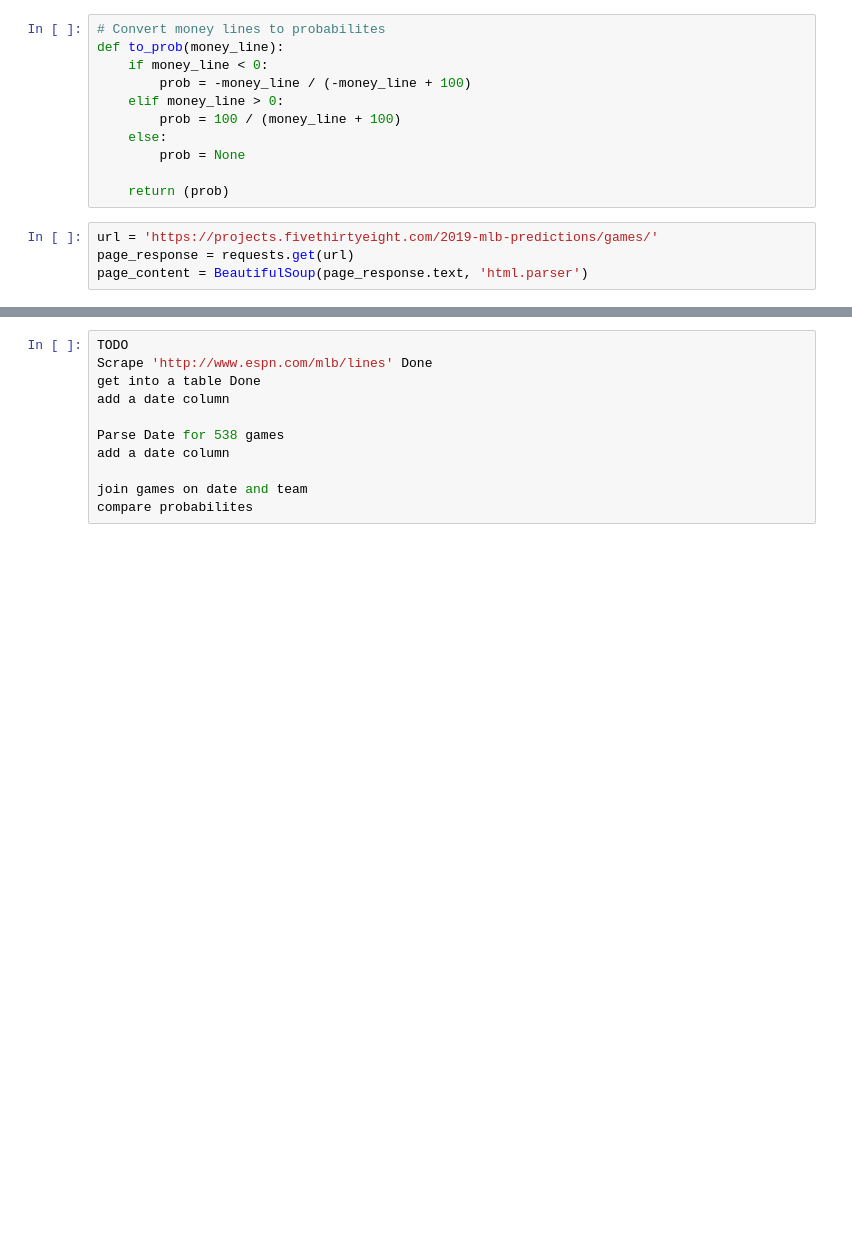
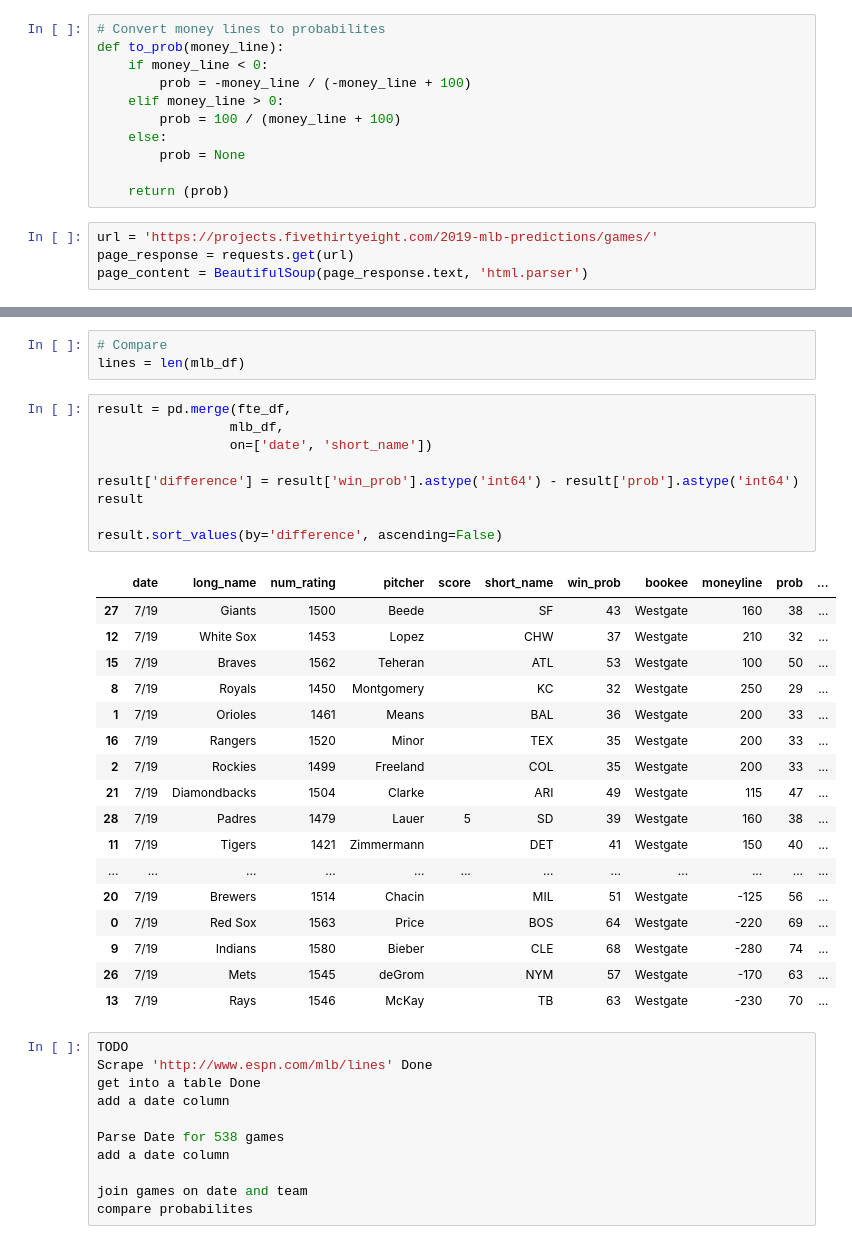
Before and after one commit to eonofrey/fivethirtyeight_bets, a Jupyter notebook: 538 Arb.ipynb, the cells around one changed output, grey strips where cells are left out. Drawn from its saved outputs; the diff is of its cells as text; blank space fills up the shorter version.

```diff
--- a/538 Arb.ipynb
+++ b/538 Arb.ipynb
@@ -147,3 +142,33 @@ mlb_df
+# %%
+# Compare
+lines = len(mlb_df)
+# %%
+result = pd.merge(fte_df,
+                 mlb_df,
+                 on=['date', 'short_name'])
+
+result['difference'] = result['win_prob'].astype('int64') - result['prob'].astype('int64')
+result
+
+result.sort_values(by='difference', ascending=False)
+# %% [output]
+|  | date | long_name | num_rating | pitcher | score | short_name | win_prob | bookee | moneyline | prob | ... |
+| 27 | 7/19 | Giants | 1500 | Beede |  | SF | 43 | Westgate | 160 | 38 | ... |
+| 12 | 7/19 | White Sox | 1453 | Lopez |  | CHW | 37 | Westgate | 210 | 32 | ... |
+| 15 | 7/19 | Braves | 1562 | Teheran |  | ATL | 53 | Westgate | 100 | 50 | ... |
+| 8 | 7/19 | Royals | 1450 | Montgomery |  | KC | 32 | Westgate | 250 | 29 | ... |
+| 1 | 7/19 | Orioles | 1461 | Means |  | BAL | 36 | Westgate | 200 | 33 | ... |
+| 16 | 7/19 | Rangers | 1520 | Minor |  | TEX | 35 | Westgate | 200 | 33 | ... |
+| 2 | 7/19 | Rockies | 1499 | Freeland |  | COL | 35 | Westgate | 200 | 33 | ... |
+| 21 | 7/19 | Diamondbacks | 1504 | Clarke |  | ARI | 49 | Westgate | 115 | 47 | ... |
+| 28 | 7/19 | Padres | 1479 | Lauer | 5 | SD | 39 | Westgate | 160 | 38 | ... |
+| 11 | 7/19 | Tigers | 1421 | Zimmermann |  | DET | 41 | Westgate | 150 | 40 | ... |
+| ... | ... | ... | ... | ... | ... | ... | ... | ... | ... | ... | ... |
+| 20 | 7/19 | Brewers | 1514 | Chacin |  | MIL | 51 | Westgate | -125 | 56 | ... |
+| 0 | 7/19 | Red Sox | 1563 | Price |  | BOS | 64 | Westgate | -220 | 69 | ... |
+| 9 | 7/19 | Indians | 1580 | Bieber |  | CLE | 68 | Westgate | -280 | 74 | ... |
+| 26 | 7/19 | Mets | 1545 | deGrom |  | NYM | 57 | Westgate | -170 | 63 | ... |
+| 13 | 7/19 | Rays | 1546 | McKay |  | TB | 63 | Westgate | -230 | 70 | ... |
 # %%
 TODO
 Scrape 'http://www.espn.com/mlb/lines' Done
```
Also changed, not shown: parts of 6 cells of this notebook.
